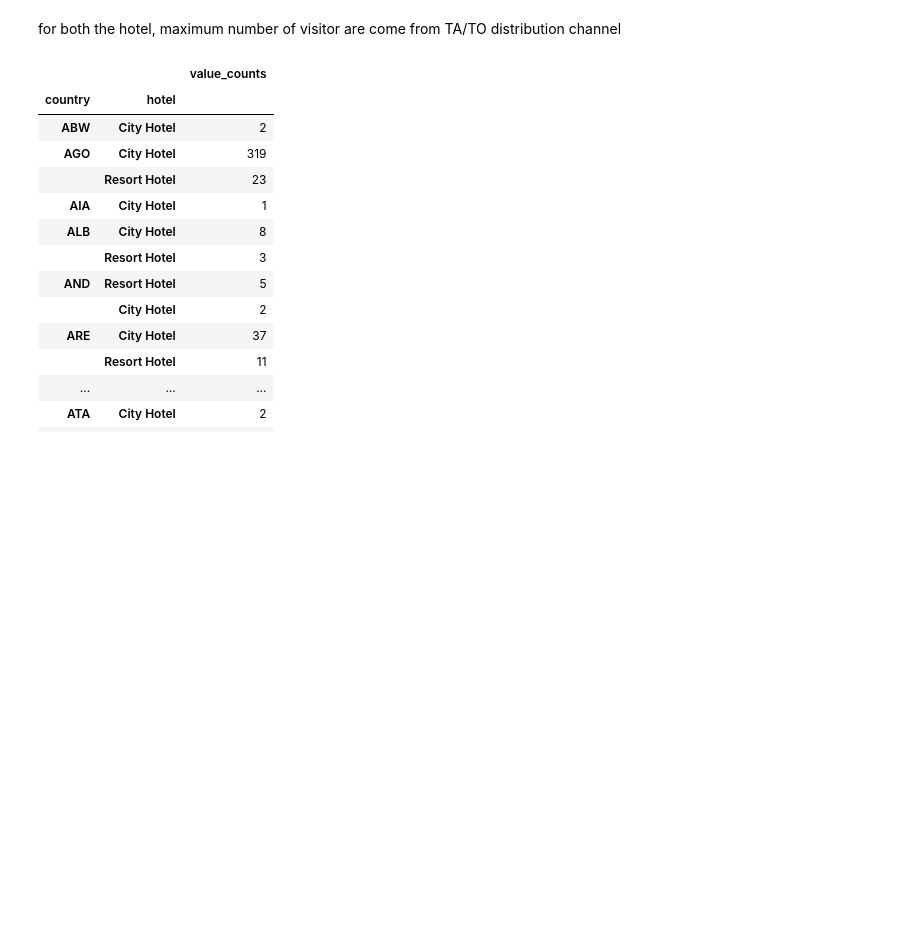
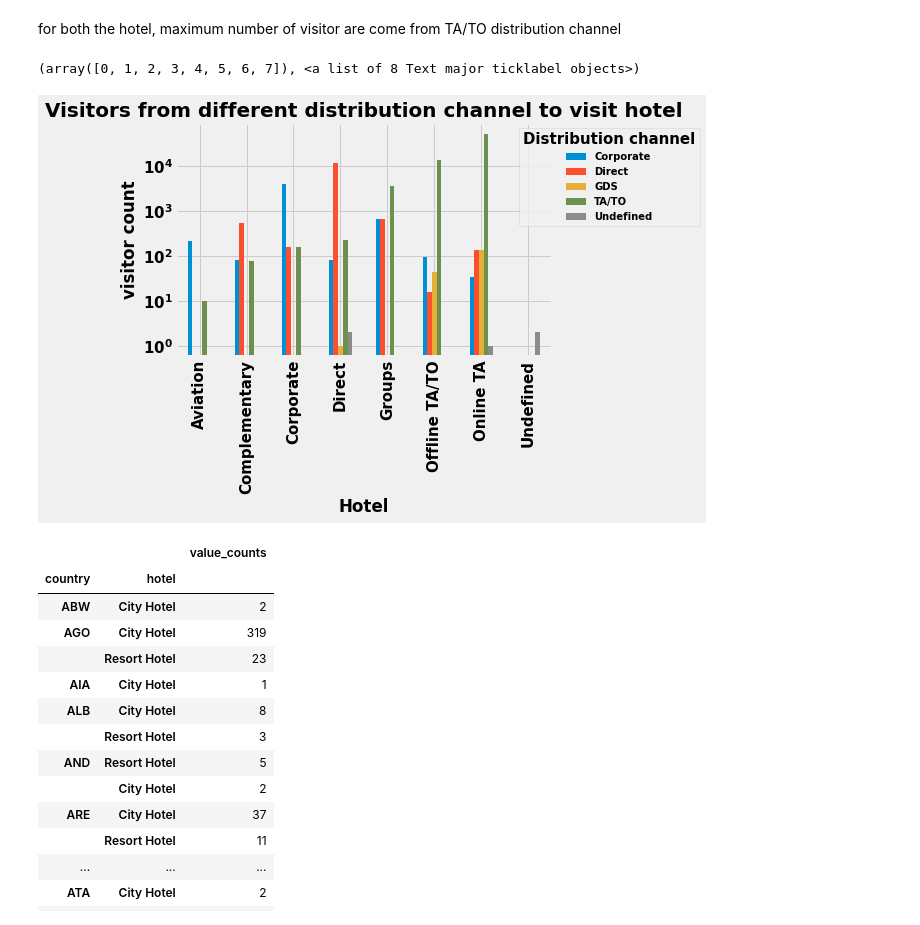
Before and after one commit to SUDHANSHU4497/hotel-booking-analysis, a Jupyter notebook: hotel_booking_analysis_by_sudhanshu.ipynb, the cells around one changed output. Saved outputs shown, nothing was run; the diff lists cells and outputs as text; code cells hidden in the pictures; blank space fills up the shorter version.

```diff
--- a/hotel_booking_analysis_by_sudhanshu.ipynb
+++ b/hotel_booking_analysis_by_sudhanshu.ipynb
@@ -731,6 +731,26 @@ plt.xticks(rotation=0)
 [figure]
 # %% [markdown]
 for both the hotel, maximum number of visitor are come from TA/TO distribution channel
+# %%
+# plotting bar plot between 'hotel' and 'distribution_channel' columns
+hba_df_catch=hba_df.groupby(['market_segment','distribution_channel']).size()
+hba_df_catch=hba_df_catch.unstack()
+hba_df_catch.plot(kind='bar')
+
+# setting up title
+plt.title('Visitors from different distribution channel to visit hotel',fontsize=20)
+
+# setting up legend
+plt.legend(bbox_to_anchor=(0.9, 1), loc='upper left',fontsize=10,title='Distribution channel')
+
+# setting up x and y label
+plt.xlabel('Hotel')
+plt.ylabel('visitor count')
+plt.yscale("log")
+plt.xticks(rotation=90)
+# %% [output]
+(array([0, 1, 2, 3, 4, 5, 6, 7]), <a list of 8 Text major ticklabel objects>)
+[figure, added]
 # %%
 hba_df.groupby(["country"])["hotel"].agg(["value_counts"]).head(20)
 # %% [output]
```
Also changed, not shown: parts of 7 cells of this notebook.
